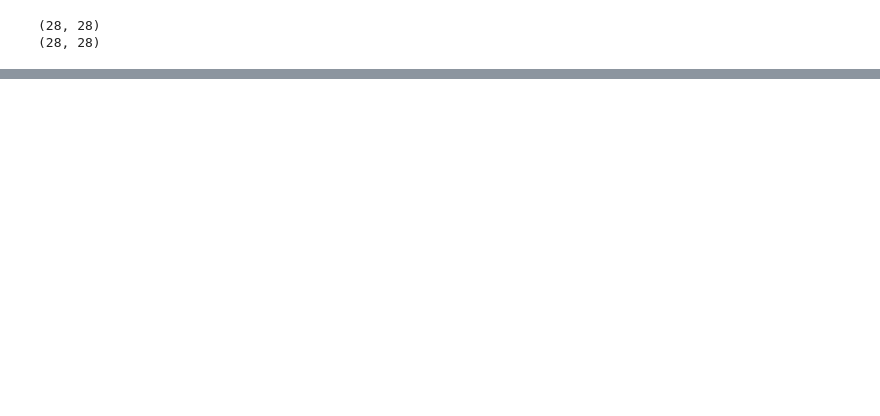
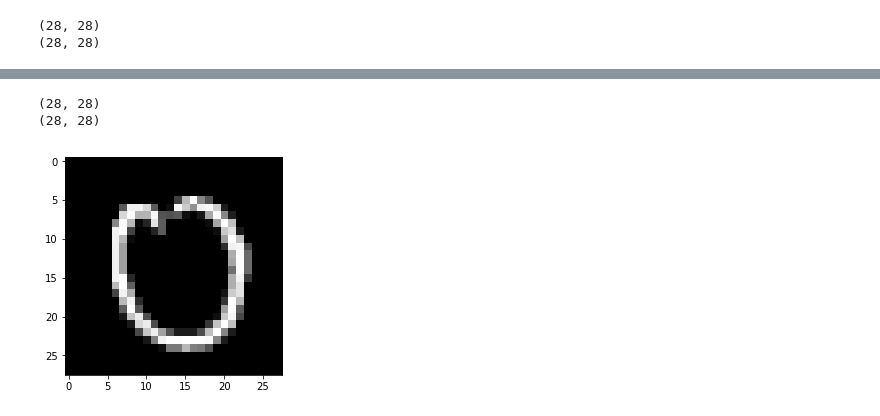
Before and after one commit to UWMadison-CS534-Term-Project-F2018-CDH/GAN-MNIST, a Jupyter notebook: keras-autoencoder.ipynb, the cells around one changed output, grey strips where cells are left out. Saved outputs shown, nothing was run; the diff lists cells and outputs as text; code cells hidden in the pictures; blank space fills up the shorter version.

```diff
--- a/keras-autoencoder.ipynb
+++ b/keras-autoencoder.ipynb
@@ -253,0 +344,25 @@ resFig = plt.imshow(resultImg, 'gray')
+# %%
+# stitch together encoders and decoders to prove valid training
+
+x = random.randint(0,testLength-1)
+randImg = np.reshape(x1_test[x], (1, 28, 28, 1))
+
+x = encoder1.predict(randImg)
+x = encoder2.predict(x)
+x = encoder3.predict(x)
+x = decoder3.predict(x)
+x = decoder2.predict(x)
+resultImg = decoder1.predict(x)
+# %%
+randImg = randImg.reshape(28,28)
+resultImg = resultImg.reshape(28,28)
+
+print(randImg.shape)
+print(resultImg.shape)
+# %% [output]
+(28, 28)
+(28, 28)
+# %%
+origFig = plt.imshow(randImg, 'gray')
+# %% [output]
+[figure, added]
```
Also changed, not shown: parts of 27 cells of this notebook.
